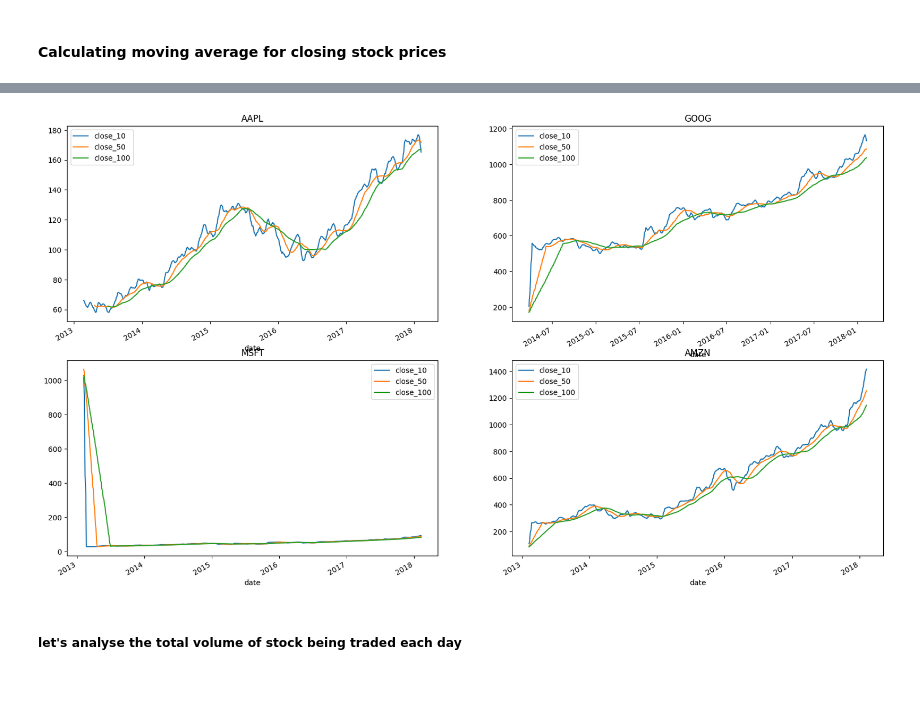
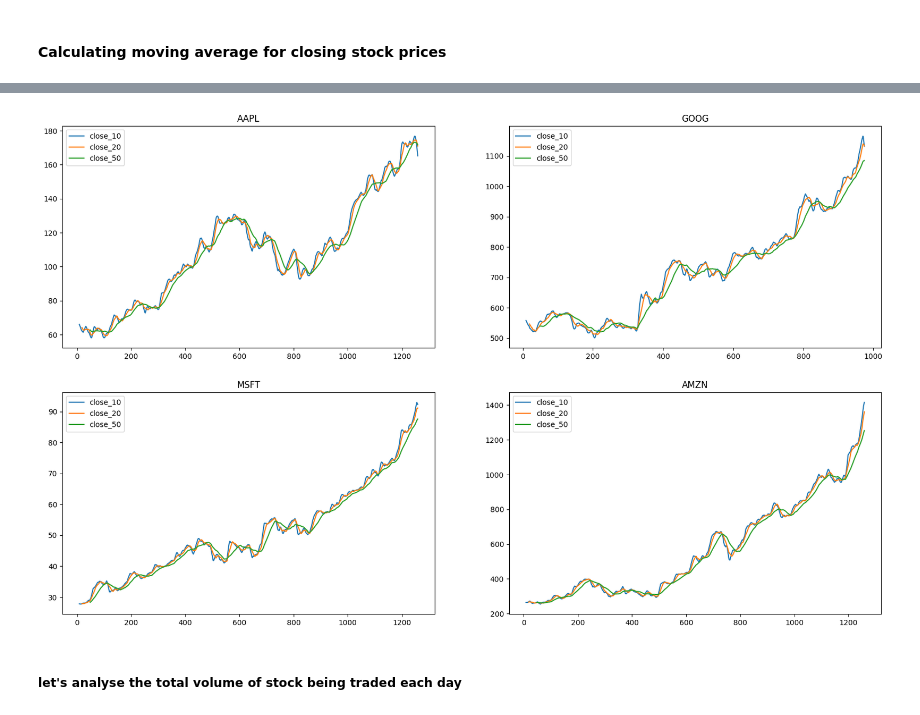
Before and after one commit to dkhiani6/Data-Analysis-Projects, a Jupyter notebook: Stock Price Analysis/Stock_Price_EDA.ipynb, the cells around one changed output, grey strips where cells are left out. Cells and saved outputs as stored; diff of their text form; code cells hidden in the pictures; blank space fills up the shorter version.

```diff
--- a/Stock Price Analysis/Stock_Price_EDA.ipynb
+++ b/Stock Price Analysis/Stock_Price_EDA.ipynb
@@ -99,8 +95,0 @@ Name: close, dtype: float64
-# %%
-new_data = all_data.copy()
-
-#creating different columns for each window size
-for window_size in [10,50,100]:
-    new_data['close_'+str(window_size)] = new_data['close'].rolling(window_size).mean()
-
-new_data.head(100)
@@ -121,14 +96,16 @@ new_data.head(100)
 # %%
-new_data.set_index('date',inplace=True)
+new_data = all_data.copy()
 
 plt.figure(figsize=(20,12))
 for i, company in enumerate(tech_list,1):
     plt.subplot(2, 2, i)
     df=new_data[new_data['Name']==company]
-    df[['close_10','close_50','close_100']].plot(ax=plt.gca())
+    for window_size in [10,20,50]:
+        df['close_'+str(window_size)] = df['close'].rolling(window_size).mean()
+    df[['close_10','close_20','close_50']].plot(ax=plt.gca())
     plt.title(company)
 # %% [output]
-[figure, old version]
+[figure, new version]
 # %% [markdown]
 ##### let's analyse the total volume of stock being traded each day
 # %%
```
Also changed, not shown: parts of 11 cells of this notebook, 2 other files.
